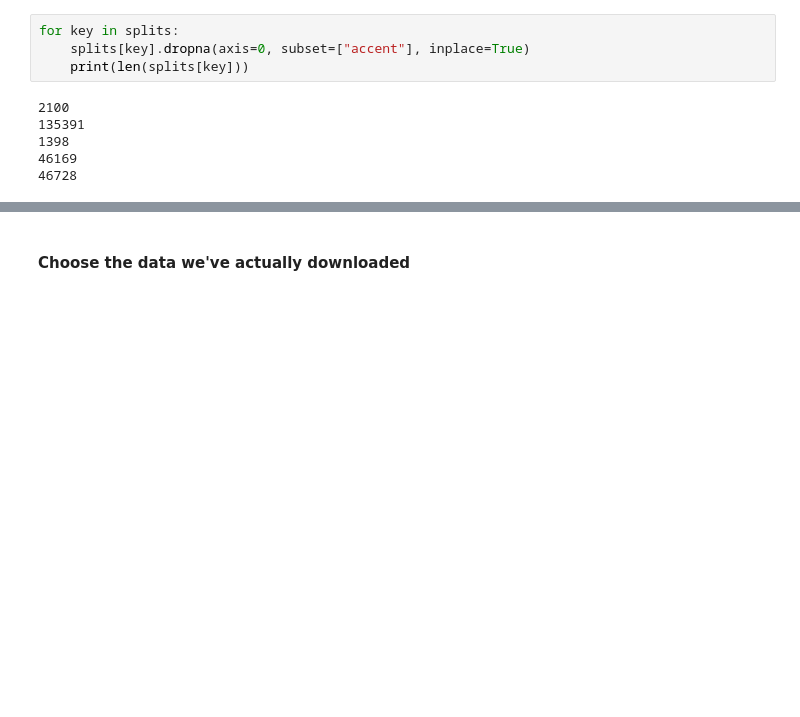
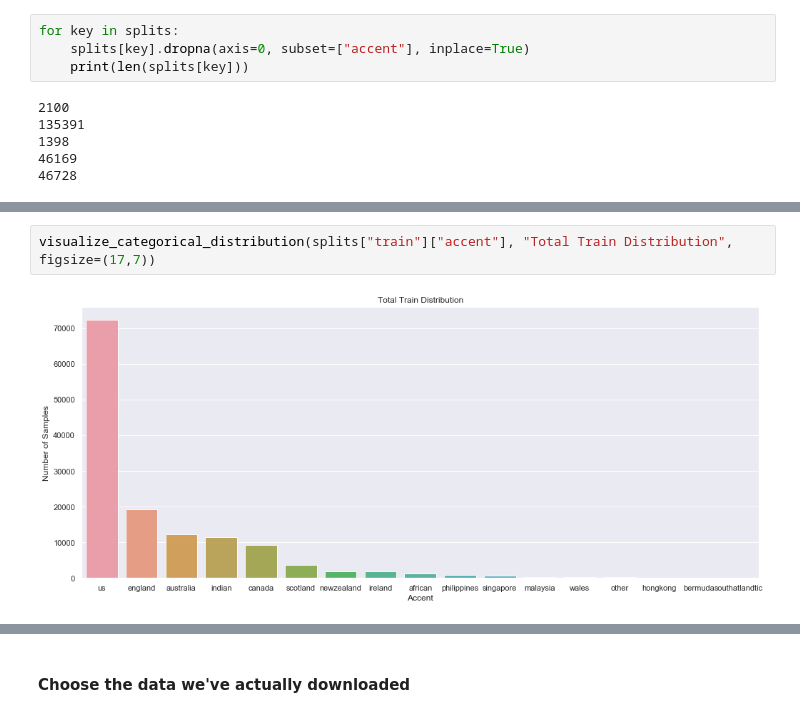
Before and after one commit to Faryab/accent_recognition, a Jupyter notebook: toying around.ipynb, the cells around one changed output, grey strips where cells are left out. Drawn from its saved outputs; the diff is of its cells as text; blank space fills up the shorter version.

```diff
--- a/toying around.ipynb
+++ b/toying around.ipynb
@@ -68,0 +104,4 @@ for key in splits:
+# %%
+visualize_categorical_distribution(splits["train"]["accent"], "Total Train Distribution", figsize=(17,7))
+# %% [output]
+[figure, added]
```
Also changed, not shown: parts of 32 cells of this notebook.
